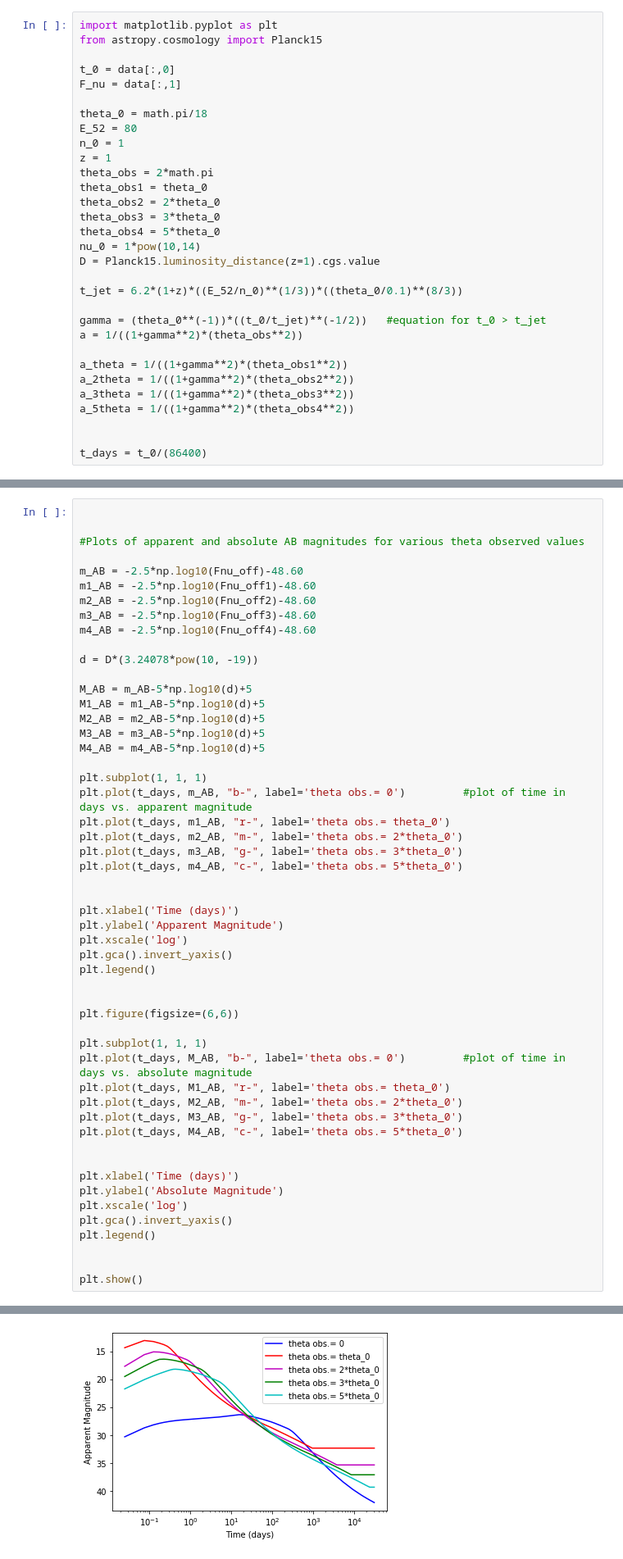
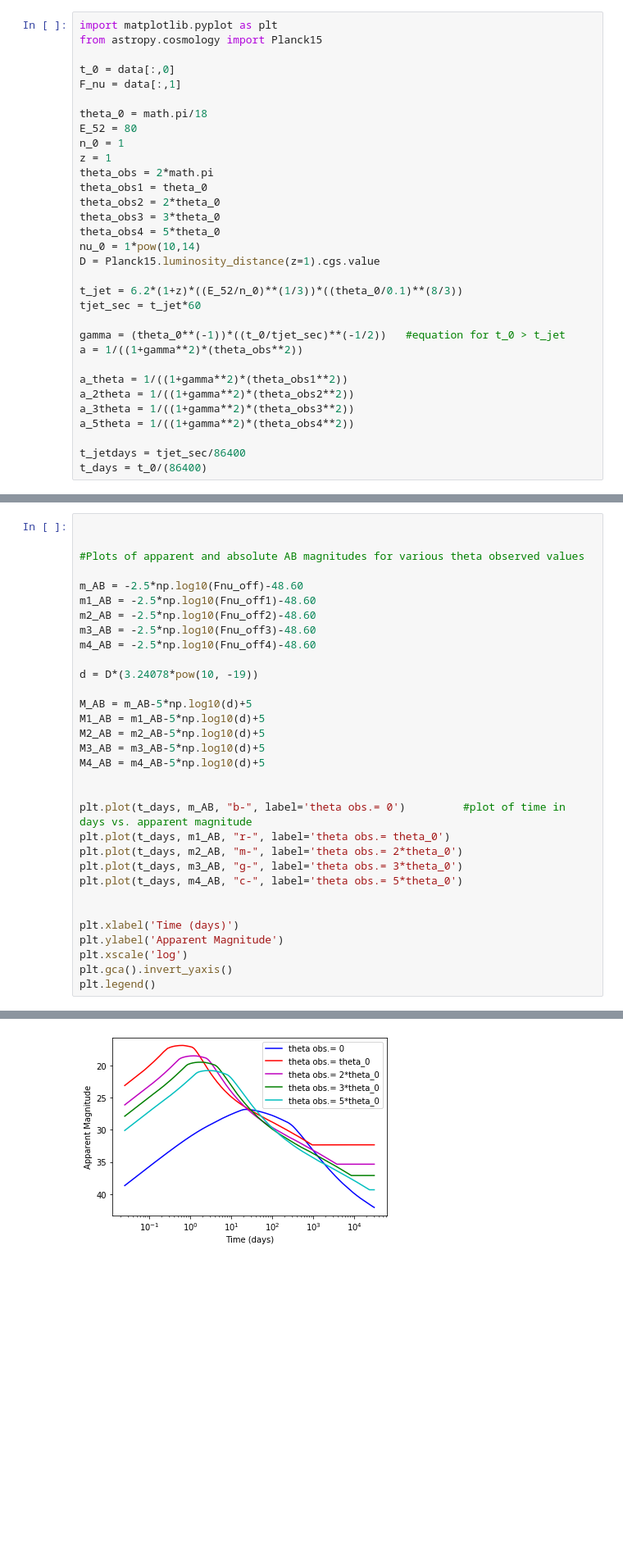
Before and after one commit to caitlin-king/summer-project, a Jupyter notebook: Off-Axis_curve_arbitrary_values.ipynb, the cells around one changed output, grey strips where cells are left out. Shown at 82% size. Cells and saved outputs as stored; diff of their text form; blank space fills up the shorter version.

Commit message:
changed tjet conversion

```diff
--- a/Off-Axis_curve_arbitrary_values.ipynb
+++ b/Off-Axis_curve_arbitrary_values.ipynb
@@ -22,8 +22,9 @@ nu_0 = 1*pow(10,14)
 D = Planck15.luminosity_distance(z=1).cgs.value
 
 t_jet = 6.2*(1+z)*((E_52/n_0)**(1/3))*((theta_0/0.1)**(8/3))
+tjet_sec = t_jet*60
 
-gamma = (theta_0**(-1))*((t_0/t_jet)**(-1/2))   #equation for t_0 > t_jet
+gamma = (theta_0**(-1))*((t_0/tjet_sec)**(-1/2))   #equation for t_0 > t_jet
 a = 1/((1+gamma**2)*(theta_obs**2))
 
 a_theta = 1/((1+gamma**2)*(theta_obs1**2))
@@ -31,7 +32,7 @@ a_2theta = 1/((1+gamma**2)*(theta_obs2**2))
 a_3theta = 1/((1+gamma**2)*(theta_obs3**2))
 a_5theta = 1/((1+gamma**2)*(theta_obs4**2))
 
-
+t_jetdays = tjet_sec/86400
 t_days = t_0/(86400)
 # %%
 #The off-axis light curve with both the arbitrary frequency and time functions combined
@@ -110,7 +113,7 @@ M2_AB = m2_AB-5*np.log10(d)+5
 M3_AB = m3_AB-5*np.log10(d)+5
 M4_AB = m4_AB-5*np.log10(d)+5
 
-plt.subplot(1, 1, 1)
+
 plt.plot(t_days, m_AB, "b-", label='theta obs.= 0')         #plot of time in days vs. apparent magnitude
 plt.plot(t_days, m1_AB, "r-", label='theta obs.= theta_0')
 plt.plot(t_days, m2_AB, "m-", label='theta obs.= 2*theta_0')
@@ -123,24 +126,4 @@ plt.ylabel('Apparent Magnitude')
 plt.xscale('log')
 plt.gca().invert_yaxis()
 plt.legend()
-
-
-plt.figure(figsize=(6,6))
-
-plt.subplot(1, 1, 1)
-plt.plot(t_days, M_AB, "b-", label='theta obs.= 0')         #plot of time in days vs. absolute magnitude
-plt.plot(t_days, M1_AB, "r-", label='theta obs.= theta_0')
-plt.plot(t_days, M2_AB, "m-", label='theta obs.= 2*theta_0')
-plt.plot(t_days, M3_AB, "g-", label='theta obs.= 3*theta_0')
-plt.plot(t_days, M4_AB, "c-", label='theta obs.= 5*theta_0')
-
-
-plt.xlabel('Time (days)')
-plt.ylabel('Absolute Magnitude')
-plt.xscale('log')
-plt.gca().invert_yaxis()
-plt.legend()
-
-
-plt.show()
 # %% [output]
@@ -147 +131 @@ plt.show()
-[figure, old version]
+[figure, new version]
```
Also changed, not shown: parts of 4 cells of this notebook.
